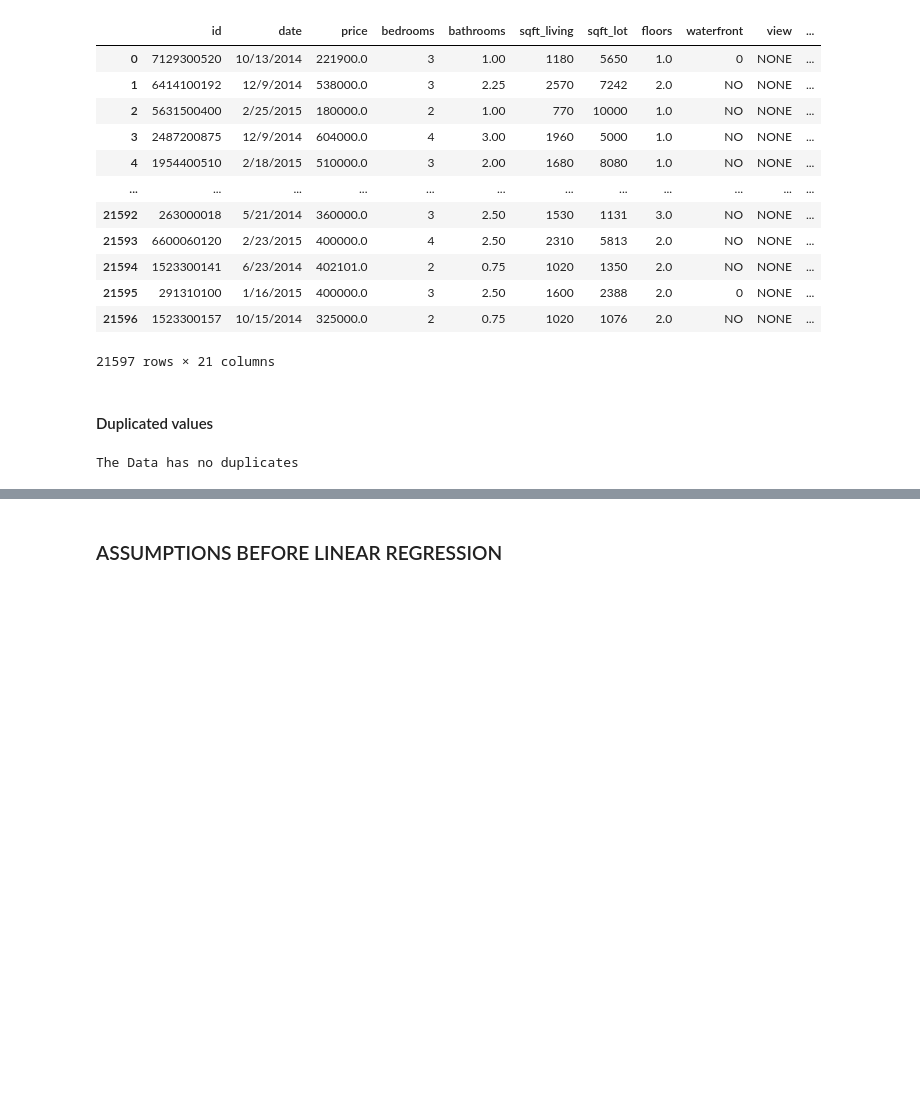
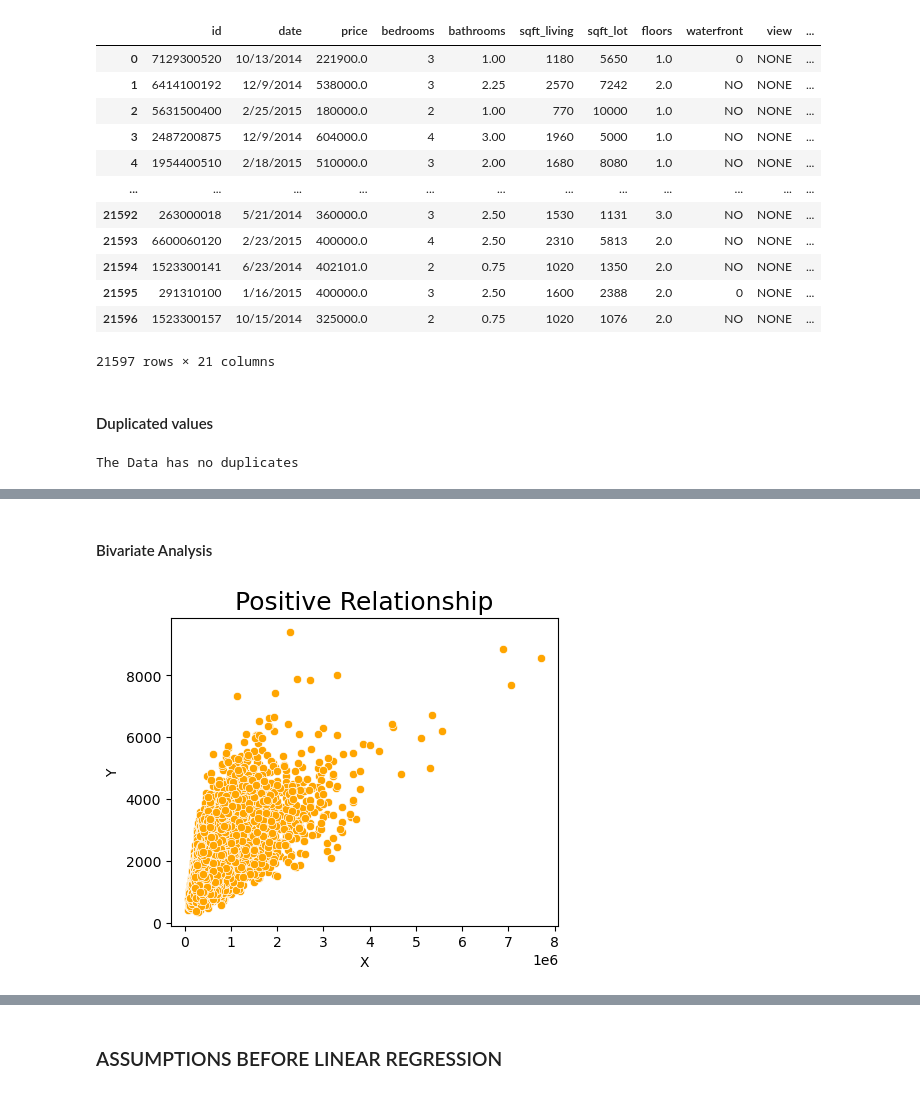
Before and after one commit to linusg46/Ghost_housing_Project, a Jupyter notebook: student.ipynb, the cells around one changed output, grey strips where cells are left out. Saved outputs shown, nothing was run; the diff lists cells and outputs as text; code cells hidden in the pictures; blank space fills up the shorter version.

```diff
--- a/student.ipynb
+++ b/student.ipynb
@@ -239,0 +330,13 @@ The Data has no duplicates
+# %% [markdown]
+#### Bivariate Analysis
+# %%
+fig, ax = plt.subplots(figsize=(5,4))
+
+sns.scatterplot(x=Housing["price"], y=Housing["sqft_above"], color="orange", ax=ax)
+ax.set_ylabel("Y", fontsize=10)
+ax.set_xlabel("X", fontsize=10)
+ax.set_title("Positive Relationship", fontsize=18)
+
+plt.show()
+# %% [output]
+[figure, added]
```
Also changed, not shown: parts of 38 cells of this notebook.
